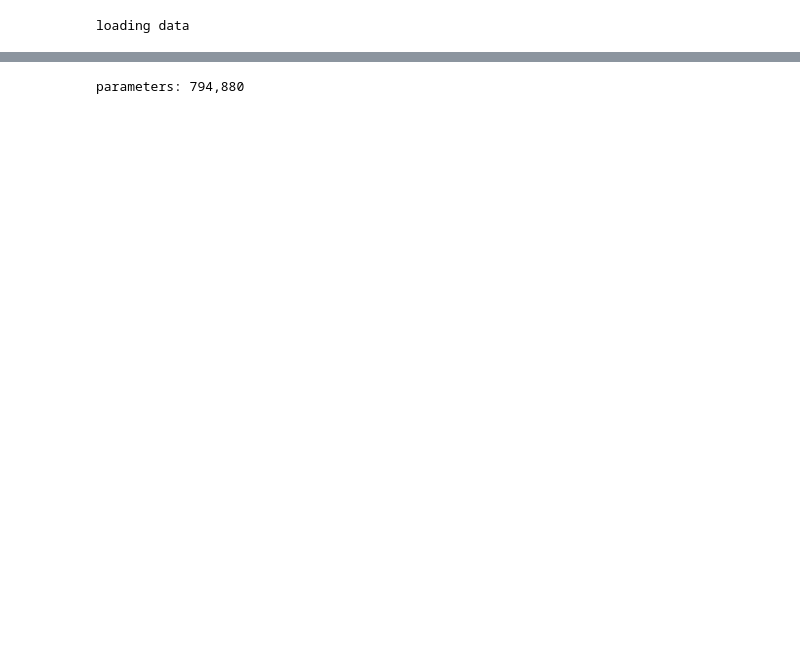
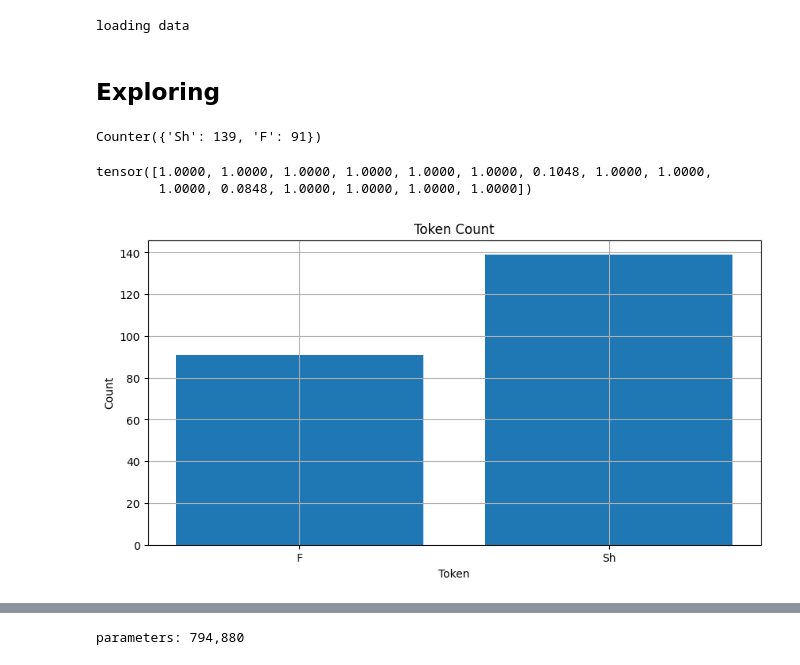
Before and after one commit to gefero/land2vec, a Jupyter notebook: notebooks/prueba_1.ipynb, the cells around one changed output, grey strips where cells are left out. Drawn from its saved outputs; the diff is of its cells as text; code cells hidden in the pictures; blank space fills up the shorter version.

Commit message:
add weights

```diff
--- a/notebooks/prueba_1.ipynb
+++ b/notebooks/prueba_1.ipynb
@@ -94,6 +101,37 @@ test_loader = DataLoader(
 )
 # %% [output]
 loading data
+# %% [markdown]
+## Exploring
+# %%
+count = Counter()
+for seq in train_dataset.dataset.encoded:
+    count.update(Tokenizer.decode(seq).split("-"))
+count
+# %% [output]
+Counter({'Sh': 139, 'F': 91})
+# %%
+weights = torch.ones(len(Tokenizer.VOCAB))
+
+for token, idx in Tokenizer.VOCAB.items():
+    freq = count.get(token, 1)
+    weights[idx] = 1.0 / np.sqrt(freq)
+weights = weights / weights.sum()
+weights = weights.to(config.device)
+weights
+# %% [output]
+tensor([1.0000, 1.0000, 1.0000, 1.0000, 1.0000, 1.0000, 0.1048, 1.0000, 1.0000,
+        1.0000, 0.0848, 1.0000, 1.0000, 1.0000, 1.0000])
+# %%
+fig, ax = plt.subplots(figsize=(10,5))
+ax.bar(count.keys(), count.values())
+ax.set_xlabel("Token")
+ax.set_ylabel("Count")
+plt.title("Token Count")
+plt.grid(True)
+plt.show()
+# %% [output]
+[figure, added]
 # %%
 config
 # %% [output]
```
Also changed, not shown: parts of 7 cells of this notebook.
